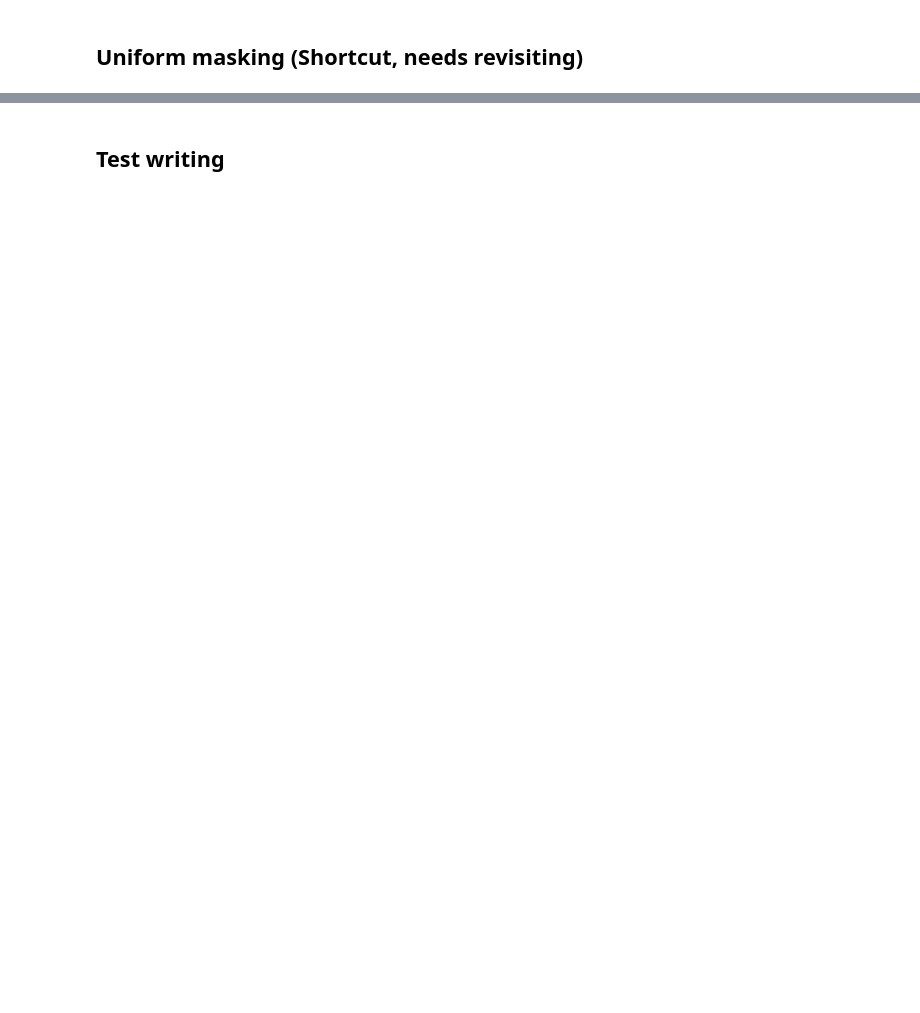
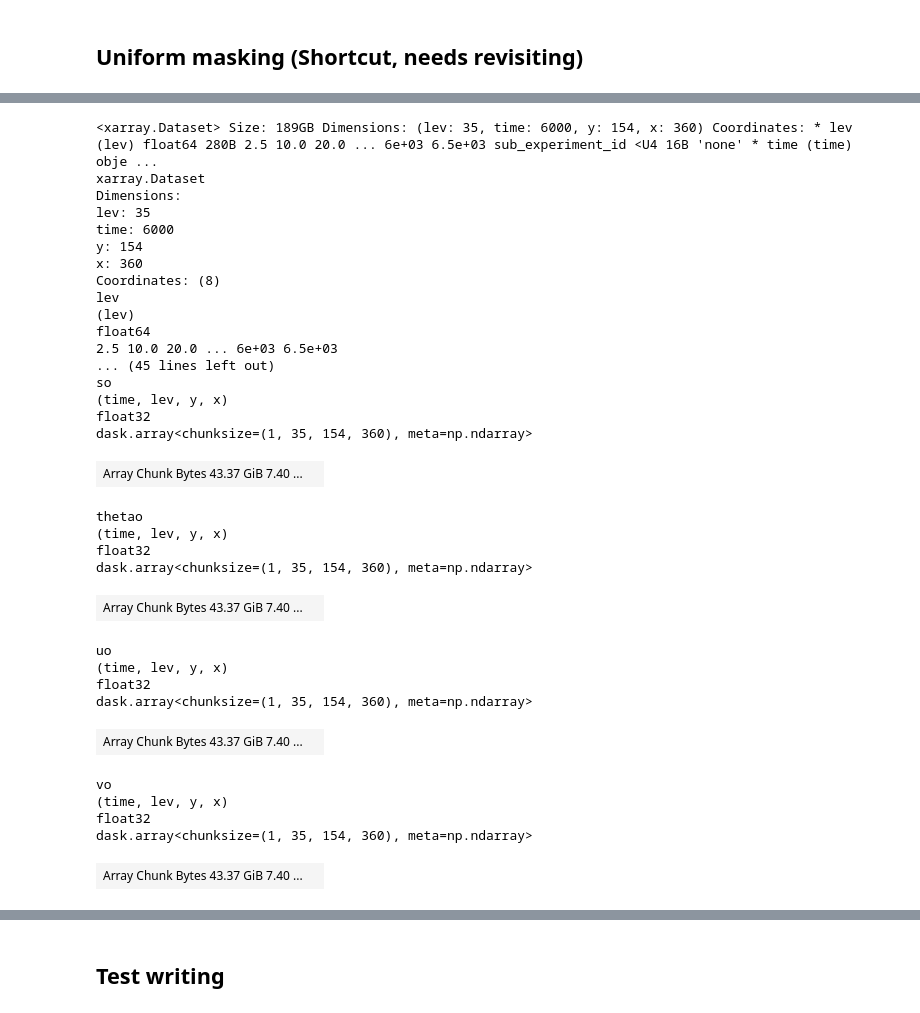
Before and after one commit to m2lines/ocean_emulators, a Jupyter notebook: notebooks/preprocessing.ipynb, the cells around one changed output, grey strips where cells are left out. Cells and saved outputs as stored; diff of their text form; code cells hidden in the pictures; blank space fills up the shorter version.

Commit message:
First Test release

```diff
--- a/notebooks/preprocessing.ipynb
+++ b/notebooks/preprocessing.ipynb
@@ -449,11 +414,18 @@ ddict_final = combine_datasets(
 ## Uniform masking (Shortcut, needs revisiting)
 # %%
 ds_test = ddict_final['GFDL-CM4.piControl.r1i1p1f1'].squeeze()
-masks = [np.isnan(ds_test[var].isel(time=0)) for var in ds_test.data_vars]
-combined_mask = sum(masks).load()
-combined_mask
-ds_masked = ds_test.where(combined_mask>0)
+vars_3d = [v for v in ds_test.data_vars if 'lev' in ds_test[v].dims]
+vars_2d = [v for v in ds_test.data_vars if not 'lev' in ds_test[v].dims]
+masks_3d = [np.isnan(ds_test[var].isel(time=0)) for var in vars_3d]
+masks_2d = [np.isnan(ds_test[var].isel(time=0)) for var in vars_2d] + [np.isnan(ds_test[var].isel(time=0, lev=0)) for var in vars_3d]
+combined_mask_3d = sum(masks_3d).load()
+combined_mask_2d = sum(masks_2d).load()
+
+ds_masked = xr.Dataset(attrs=ds_test.attrs)
+for v in ds_test.data_vars:
+    if v in vars_2d:
+        ds_masked[v] = ds_test[v].where(combined_mask_2d==0)
+    else:
+        ds_masked[v] = ds_test[v].where(combined_mask_3d==0)
 ds_masked
-# nan_mask = np.isnan(ds_test.isel(time=0)).any(['x', 'y', 'lev'])
-# nan_mask
 # %% [output]
@@ -481,0 +457,61 @@ combined_mask.isel(x=200).plot()
+# %%
+ds_masked['hft'] = ds_masked['hfls'] + ds_masked['hfss']
+ds_masked = ds_masked.drop(['hfls', 'hfss'])
+
+# add reproducible attributes
+import subprocess
+
+def get_git_hash():
+    try:
+        # Run the git command to get the current commit hash
+        result = subprocess.run(['git', 'rev-parse', 'HEAD'], stdout=subprocess.PIPE, stderr=subprocess.PIPE, text=True)
+        # Check if the command was successful
+        if result.returncode == 0:
+            return result.stdout.strip()
+        else:
+            raise Exception(f"Git command failed with error: {result.stderr}")
+    except Exception as e:
+        return str(e)
+
+lat_cut_off = (ds_masked.lat.max('x') <= 64).argmin('y').data
+ds_out = ds_masked.isel(y=slice(0, lat_cut_off))
+#add nominal lon/lat values to x/y
+ds_out = ds_out.assign_coords(x=ds_out.lon.isel(y=0), y=ds_out.lat.isel(x=0))
+
+
+ds_out.attrs['m2lines/ocean-emulators_git_hash'] = get_git_hash()
+ds_out
+# %% [output]
+<xarray.Dataset> Size: 189GB Dimensions: (lev: 35, time: 6000, y: 154, x: 360) Coordinates: * lev (lev) float64 280B 2.5 10.0 20.0 ... 6e+03 6.5e+03 sub_experiment_id <U4 16B 'none' * time (time) obje ...
+xarray.Dataset
+Dimensions:
+lev: 35
+time: 6000
+y: 154
+x: 360
+Coordinates: (8)
+lev
+(lev)
+float64
+2.5 10.0 20.0 ... 6e+03 6.5e+03
+... (45 lines left out)
+so
+(time, lev, y, x)
+float32
+dask.array<chunksize=(1, 35, 154, 360), meta=np.ndarray>
+| Array Chunk Bytes 43.37 GiB 7.40 ... |  |
+thetao
+(time, lev, y, x)
+float32
+dask.array<chunksize=(1, 35, 154, 360), meta=np.ndarray>
+| Array Chunk Bytes 43.37 GiB 7.40 ... |  |
+uo
+(time, lev, y, x)
+float32
+dask.array<chunksize=(1, 35, 154, 360), meta=np.ndarray>
+| Array Chunk Bytes 43.37 GiB 7.40 ... |  |
+vo
+(time, lev, y, x)
+float32
+dask.array<chunksize=(1, 35, 154, 360), meta=np.ndarray>
+| Array Chunk Bytes 43.37 GiB 7.40 ... |  |
```
Also changed, not shown: parts of 38 cells of this notebook, 2 other files.
